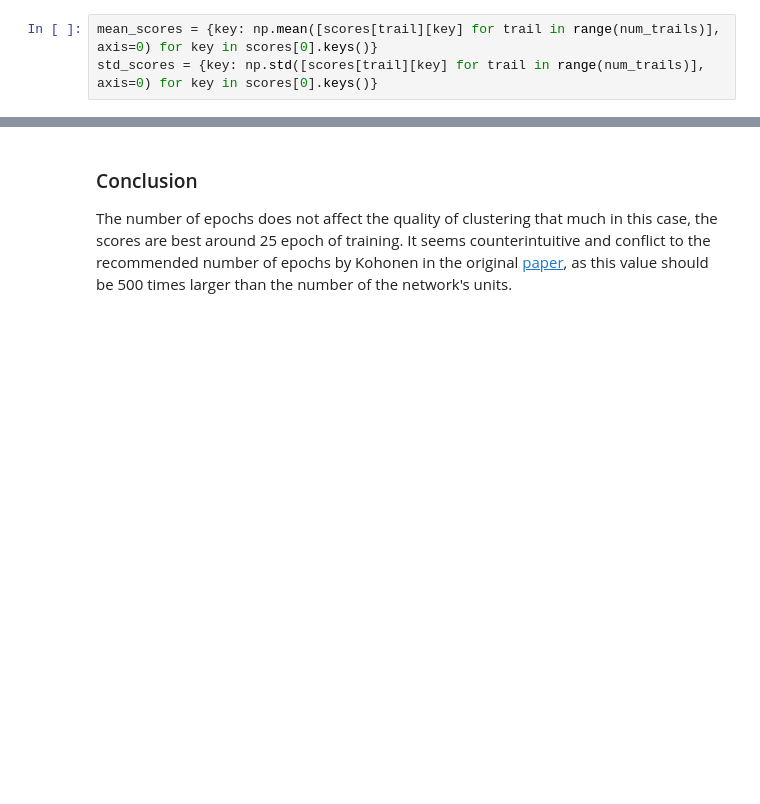
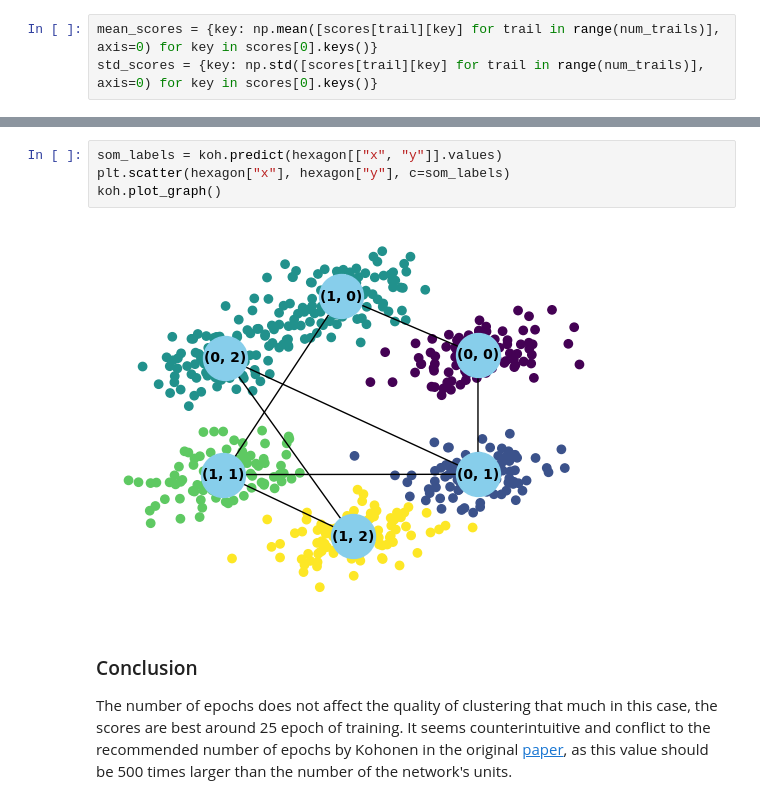
Before and after one commit to Fersoil/miowad, a Jupyter notebook: KOH/test.ipynb, the cells around one changed output, grey strips where cells are left out. Cells and saved outputs as stored; diff of their text form; blank space fills up the shorter version.

```diff
--- a/KOH/test.ipynb
+++ b/KOH/test.ipynb
@@ -415,3 +439,9 @@ Text(0.5, 0.98, 'Clustering scores vs epochs')
+# %%
+som_labels = koh.predict(hexagon[["x", "y"]].values)
+plt.scatter(hexagon["x"], hexagon["y"], c=som_labels)
+koh.plot_graph()
+# %% [output]
+[figure, added]
 # %% [markdown]
 ### Conclusion
 
```
Also changed, not shown: parts of 5 cells of this notebook.
